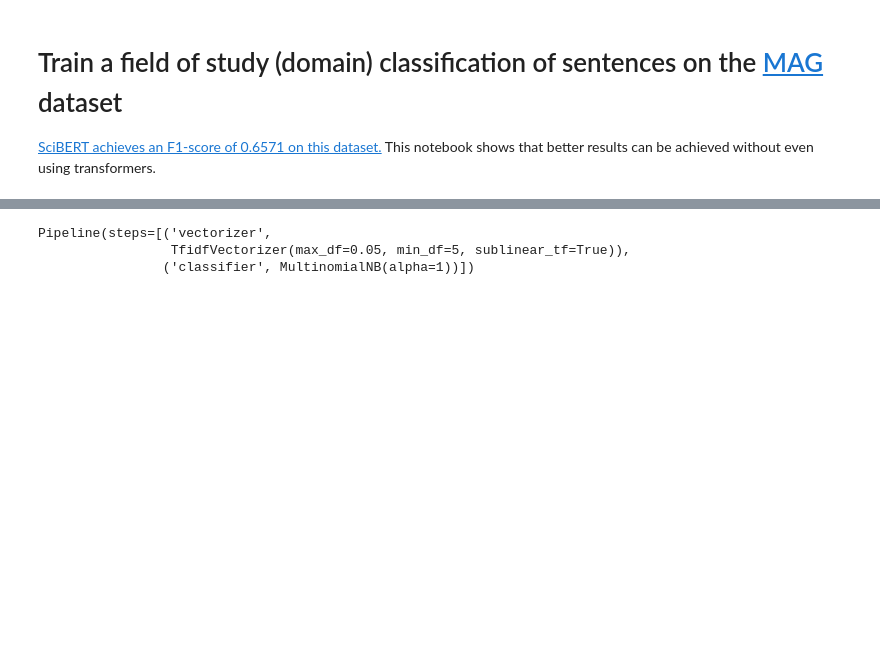
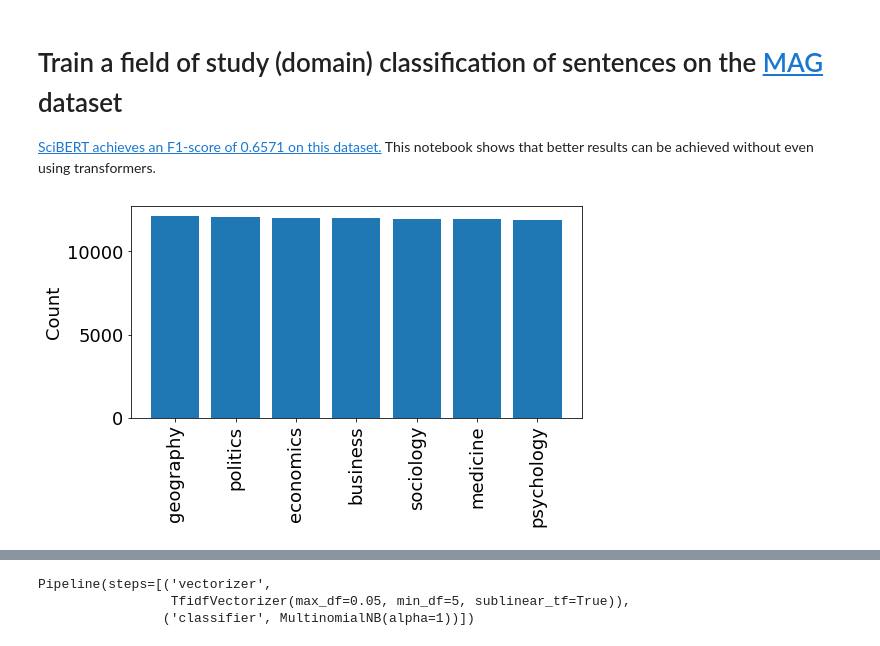
Before and after one commit to schmelczer/great-ai, a Jupyter notebook: docs/examples/simple-mag/train.ipynb, the cells around one changed output, grey strips where cells are left out. Cells and saved outputs as stored; diff of their text form; code cells hidden in the pictures; blank space fills up the shorter version.

Commit message:
Fix notebooks, improve charts

```diff
--- a/docs/examples/simple-mag/train.ipynb
+++ b/docs/examples/simple-mag/train.ipynb
@@ -39,3 +31,25 @@ px.bar(df, "domain", "count", width=1200, height=400).show()
+# %%
+from collections import Counter
+import matplotlib.pyplot as plt
+
+domains, counts = zip(*Counter(y_train).most_common())
+
+# Configure matplotlib to have nice, high-resolution charts
+%matplotlib inline
+plt.rcParams["figure.facecolor"] = "white"
+plt.rcParams["font.size"] = 18
+plt.rcParams["figure.figsize"] = (8, 5)
+
+fig, ax = plt.subplots()
+
+plt.xticks(rotation=90)
+ax.bar(domains, counts)
+ax.set_ylabel("Count")
+fig.tight_layout()
+fig.savefig("mag-distribution.png", dpi=500)
+None
+# %% [output]
+[figure, added]
 # %%
 from sklearn.naive_bayes import MultinomialNB
 from sklearn.pipeline import Pipeline
```
Also changed, not shown: parts of 3 cells of this notebook, 5 other files.
